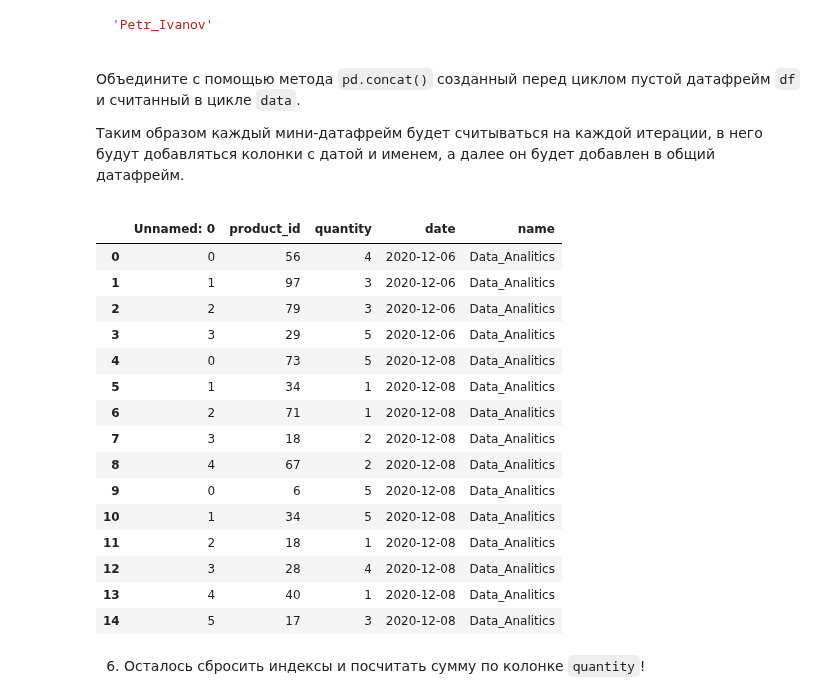
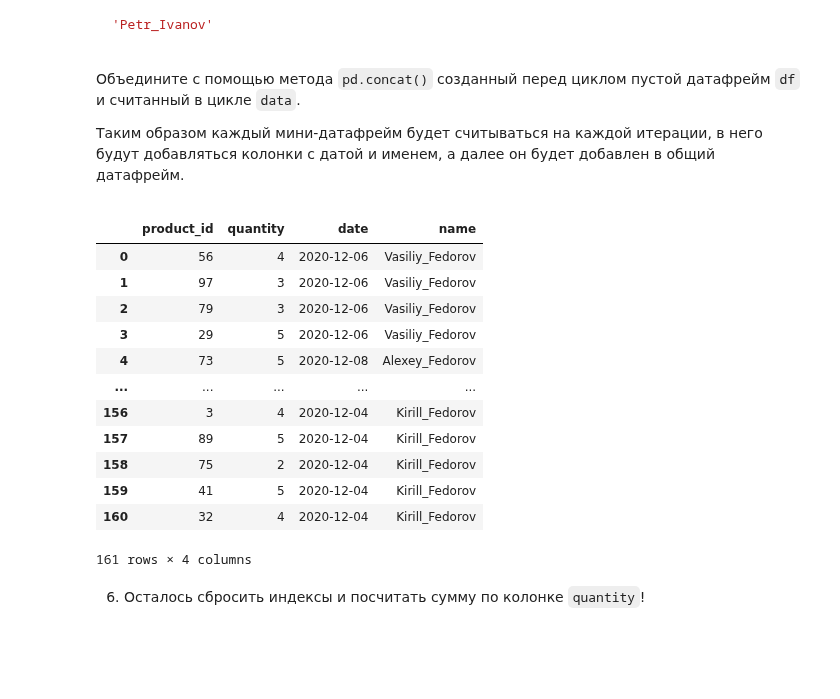
Before and after one commit to bulatibragimov/from-zero-to-data-analyst, a Jupyter notebook: python/untidy_data_cleaning/untidy_data.ipynb, the cells around one changed output. Saved outputs shown, nothing was run; the diff lists cells and outputs as text; code cells hidden in the pictures; folded sections open; blank space fills up the shorter version.

Commit message:
feat: add final retail analytics project with full data pipeline

```diff
--- a/python/untidy_data_cleaning/untidy_data.ipynb
+++ b/python/untidy_data_cleaning/untidy_data.ipynb
@@ -141,6 +141,6 @@
 # Ваш код здесь
 import os
 # %%
-way ='/Users/bulatibragimov/Desktop/Data_Analitics/data'
+way ='/Users/bulatibragimov/Desktop/DataAnalitics/data'
 way
 # %% [output]
@@ -351,31 +351,28 @@ import re
 # %%
 # Ваш код здесь
 dfs = []
 date_pattern = r'\d{4}-\d{2}-\d{2}'
 name_pattern = r'[A-Z][a-z]+_[A-Z][a-z]+'
 for path in all_path:
-    file = pd.read_csv(path).assign(date = re.search(date_pattern,path).group(), name = re.search(name_pattern, path).group())
+    file = pd.read_csv(path, index_col=0).assign(date = re.search(date_pattern,path).group(), name = re.search(name_pattern, path).group())
     dfs.append(file)
 
 df_all =  pd.concat(dfs, ignore_index=True)
-df_all.head(15)
+df_all
 # %% [output]
-|  | Unnamed: 0 | product_id | quantity | date | name |
-| 0 | 0 | 56 | 4 | 2020-12-06 | Data_Analitics |
-| 1 | 1 | 97 | 3 | 2020-12-06 | Data_Analitics |
-| 2 | 2 | 79 | 3 | 2020-12-06 | Data_Analitics |
-| 3 | 3 | 29 | 5 | 2020-12-06 | Data_Analitics |
-| 4 | 0 | 73 | 5 | 2020-12-08 | Data_Analitics |
-| 5 | 1 | 34 | 1 | 2020-12-08 | Data_Analitics |
-| 6 | 2 | 71 | 1 | 2020-12-08 | Data_Analitics |
-| 7 | 3 | 18 | 2 | 2020-12-08 | Data_Analitics |
-| 8 | 4 | 67 | 2 | 2020-12-08 | Data_Analitics |
-| 9 | 0 | 6 | 5 | 2020-12-08 | Data_Analitics |
-| 10 | 1 | 34 | 5 | 2020-12-08 | Data_Analitics |
-| 11 | 2 | 18 | 1 | 2020-12-08 | Data_Analitics |
-| 12 | 3 | 28 | 4 | 2020-12-08 | Data_Analitics |
-| 13 | 4 | 40 | 1 | 2020-12-08 | Data_Analitics |
-| 14 | 5 | 17 | 3 | 2020-12-08 | Data_Analitics |
+|  | product_id | quantity | date | name |
+| 0 | 56 | 4 | 2020-12-06 | Vasiliy_Fedorov |
+| 1 | 97 | 3 | 2020-12-06 | Vasiliy_Fedorov |
+| 2 | 79 | 3 | 2020-12-06 | Vasiliy_Fedorov |
+| 3 | 29 | 5 | 2020-12-06 | Vasiliy_Fedorov |
+| 4 | 73 | 5 | 2020-12-08 | Alexey_Fedorov |
+| ... | ... | ... | ... | ... |
+| 156 | 3 | 4 | 2020-12-04 | Kirill_Fedorov |
+| 157 | 89 | 5 | 2020-12-04 | Kirill_Fedorov |
+| 158 | 75 | 2 | 2020-12-04 | Kirill_Fedorov |
+| 159 | 41 | 5 | 2020-12-04 | Kirill_Fedorov |
+| 160 | 32 | 4 | 2020-12-04 | Kirill_Fedorov |
+161 rows × 4 columns
 # %% [markdown]
 6. Осталось сбросить индексы и посчитать сумму по колонке `quantity`!
 # %% [markdown]
```
Also changed, not shown: parts of 35 cells of this notebook, 2 other files.
